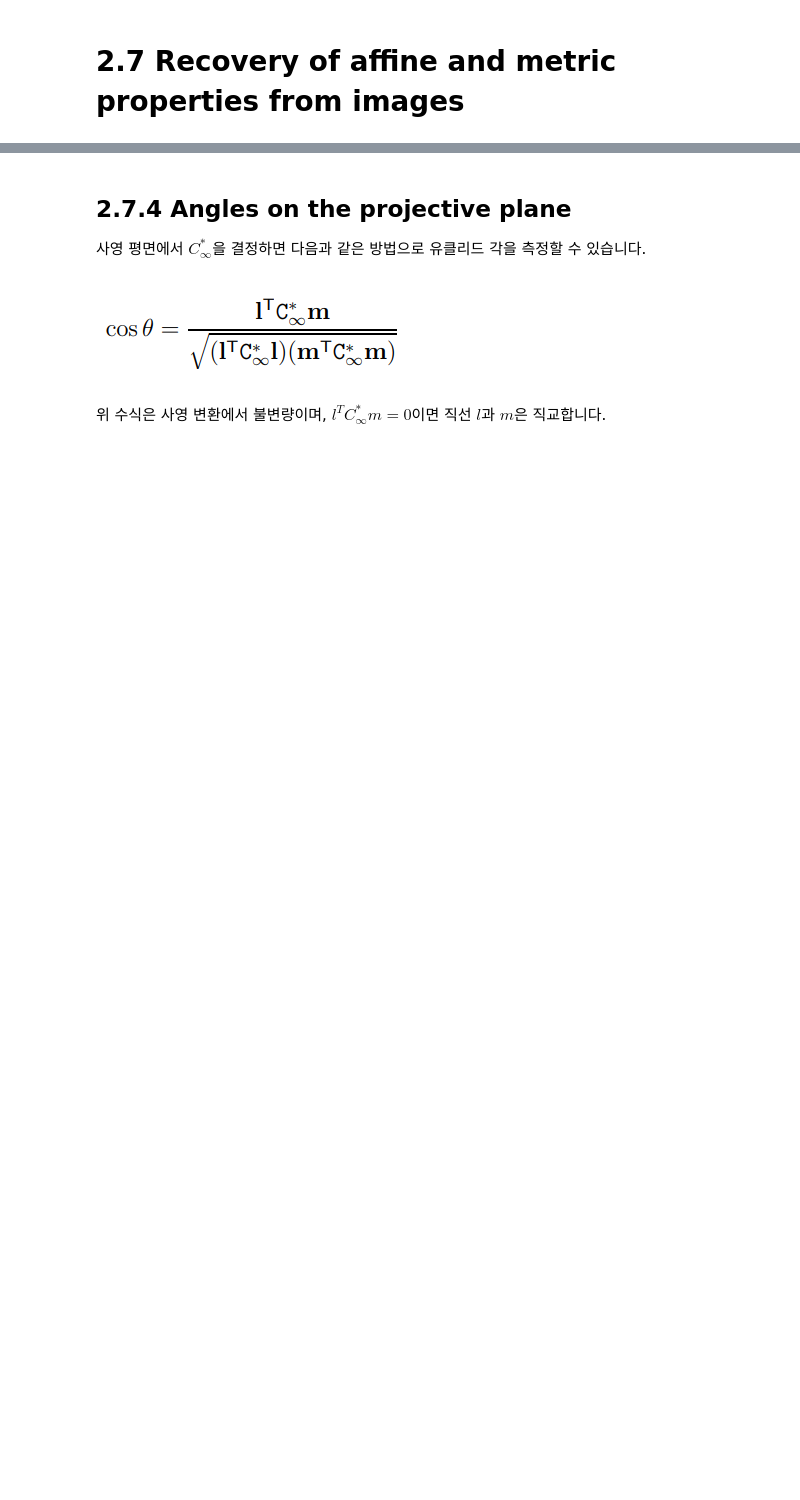
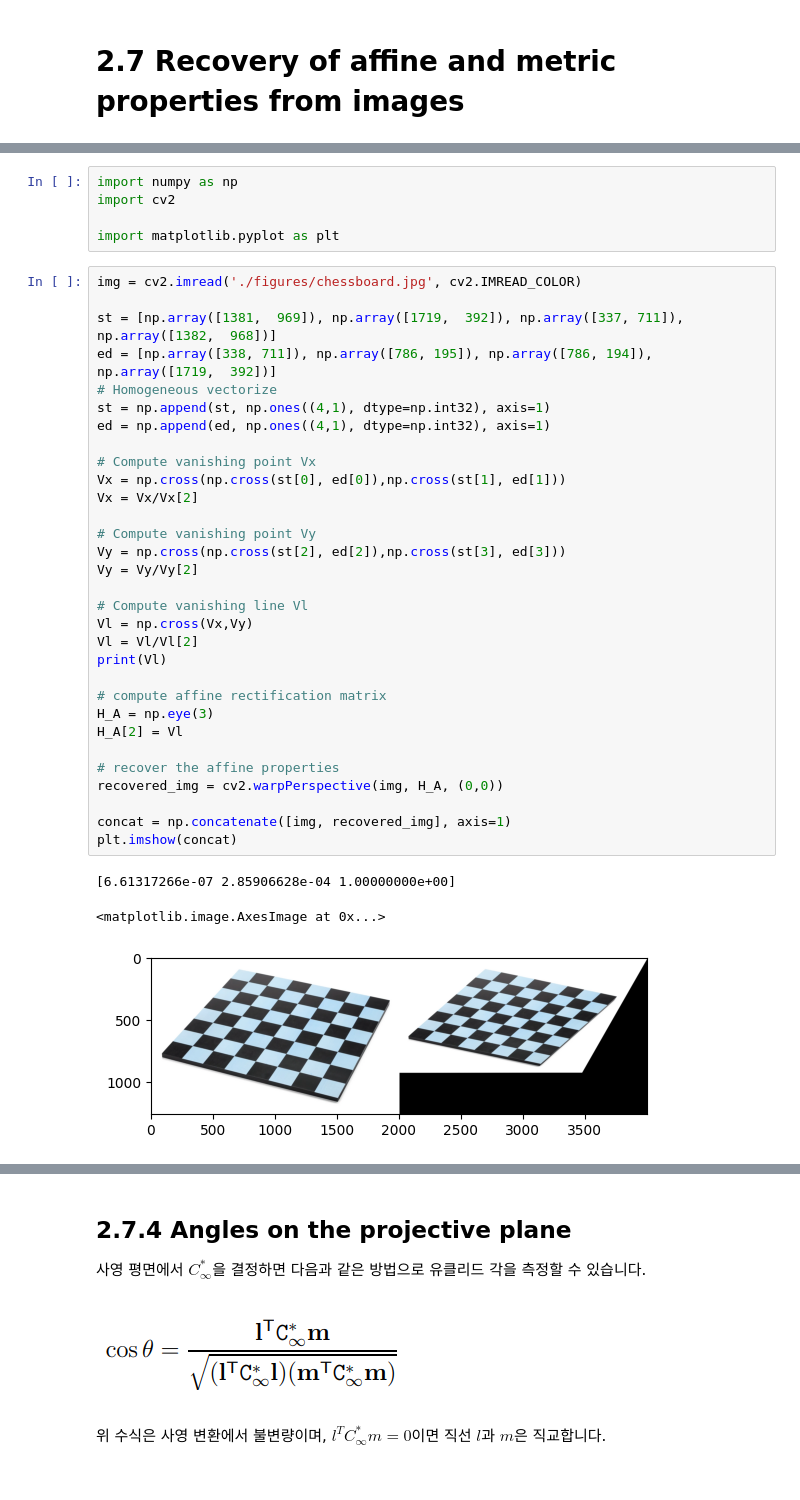
Before and after one commit to Pseudo-Lab/MVG-Tutorial, a Jupyter notebook: book/docs/ch02/Chapter 2.7 Recovery of affine and metric properties from images.ipynb, the cells around one changed output, grey strips where cells are left out. Saved outputs shown, nothing was run; the diff lists cells and outputs as text; blank space fills up the shorter version.

```diff
--- a/book/docs/ch02/Chapter 2.7 Recovery of affine and metric properties from images.ipynb
+++ b/book/docs/ch02/Chapter 2.7 Recovery of affine and metric properties from images.ipynb
@@ -42,3 +68,43 @@ $l_\infty$의 이미지가 결정되면 사영 왜곡을 제거할 수 있고,
+# %%
+import numpy as np
+import cv2
+
+import matplotlib.pyplot as plt
+# %%
+img = cv2.imread('./figures/chessboard.jpg', cv2.IMREAD_COLOR)
+
+st = [np.array([1381,  969]), np.array([1719,  392]), np.array([337, 711]), np.array([1382,  968])]
+ed = [np.array([338, 711]), np.array([786, 195]), np.array([786, 194]), np.array([1719,  392])]
+# Homogeneous vectorize
+st = np.append(st, np.ones((4,1), dtype=np.int32), axis=1)
+ed = np.append(ed, np.ones((4,1), dtype=np.int32), axis=1)
+
+# Compute vanishing point Vx
+Vx = np.cross(np.cross(st[0], ed[0]),np.cross(st[1], ed[1]))
+Vx = Vx/Vx[2]
+
+# Compute vanishing point Vy
+Vy = np.cross(np.cross(st[2], ed[2]),np.cross(st[3], ed[3]))
+Vy = Vy/Vy[2]
+
+# Compute vanishing line Vl
+Vl = np.cross(Vx,Vy)
+Vl = Vl/Vl[2]
+print(Vl)
+
+# compute affine rectification matrix
+H_A = np.eye(3)
+H_A[2] = Vl
+
+# recover the affine properties
+recovered_img = cv2.warpPerspective(img, H_A, (0,0))
+
+concat = np.concatenate([img, recovered_img], axis=1)
+plt.imshow(concat)
+# %% [output]
+[6.61317266e-07 2.85906628e-04 1.00000000e+00]
+<matplotlib.image.AxesImage at 0x...>
+[figure, added]
 # %% [markdown]
 
 ### **길이 비율이 알려진 두 개의 간격을 이용한 방법**
```
Also changed, not shown: parts of 11 cells of this notebook, 2 other files.
